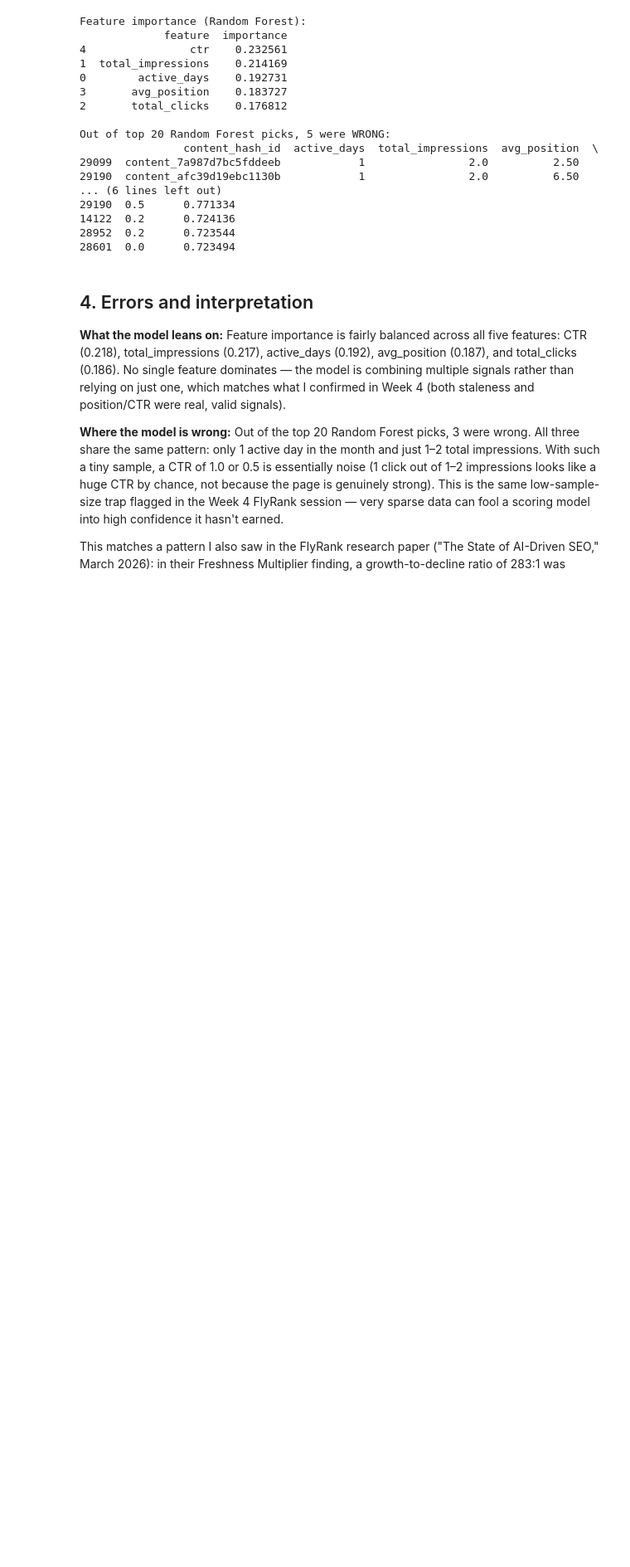
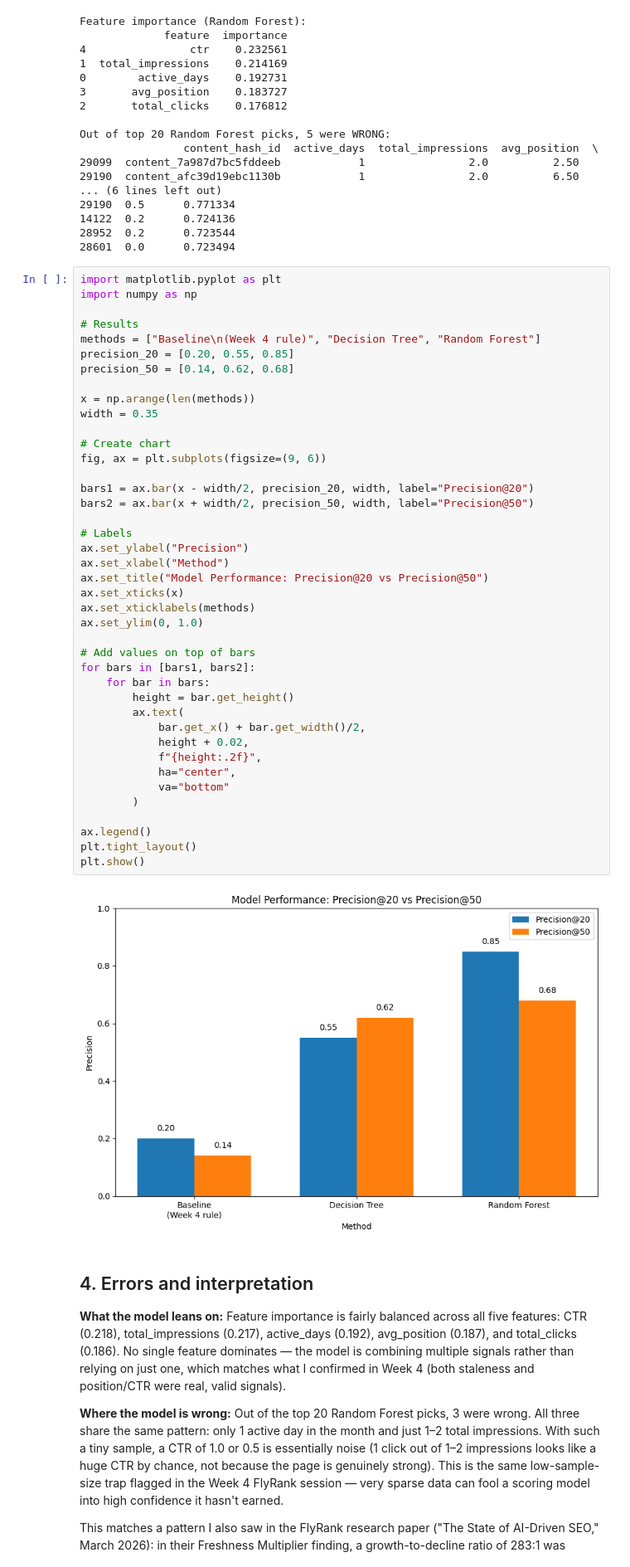
Before and after one commit to Laiba-Tahir29/Machine_learning_internship, a Jupyter notebook: work/notebooks/w05_model.ipynb, the cells around one changed output. Shown at 83% size. Saved outputs shown, nothing was run; the diff lists cells and outputs as text; blank space fills up the shorter version.

```diff
--- a/work/notebooks/w05_model.ipynb
+++ b/work/notebooks/w05_model.ipynb
@@ -253,6 +253,49 @@ Out of top 20 Random Forest picks, 5 were WRONG:
 14122  0.2      0.724136
 28952  0.2      0.723544
 28601  0.0      0.723494
+# %%
+import matplotlib.pyplot as plt
+import numpy as np
+
+# Results
+methods = ["Baseline\n(Week 4 rule)", "Decision Tree", "Random Forest"]
+precision_20 = [0.20, 0.55, 0.85]
+precision_50 = [0.14, 0.62, 0.68]
+
+x = np.arange(len(methods))
+width = 0.35
+
+# Create chart
+fig, ax = plt.subplots(figsize=(9, 6))
+
+bars1 = ax.bar(x - width/2, precision_20, width, label="Precision@20")
+bars2 = ax.bar(x + width/2, precision_50, width, label="Precision@50")
+
+# Labels
+ax.set_ylabel("Precision")
+ax.set_xlabel("Method")
+ax.set_title("Model Performance: Precision@20 vs Precision@50")
+ax.set_xticks(x)
+ax.set_xticklabels(methods)
+ax.set_ylim(0, 1.0)
+
+# Add values on top of bars
+for bars in [bars1, bars2]:
+    for bar in bars:
+        height = bar.get_height()
+        ax.text(
+            bar.get_x() + bar.get_width()/2,
+            height + 0.02,
+            f"{height:.2f}",
+            ha="center",
+            va="bottom"
+        )
+
+ax.legend()
+plt.tight_layout()
+plt.show()
+# %% [output]
+[figure, added]
 # %% [markdown]
 ## 4. Errors and interpretation
 
```
